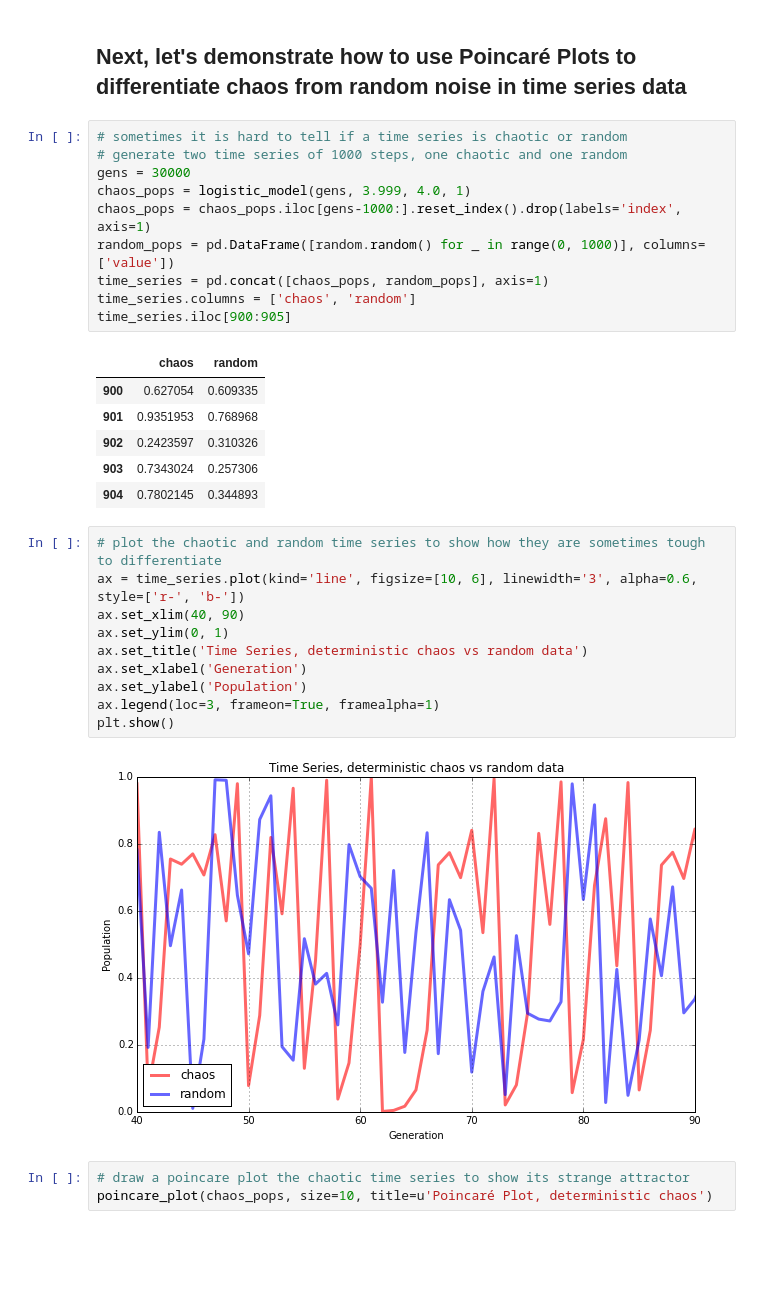
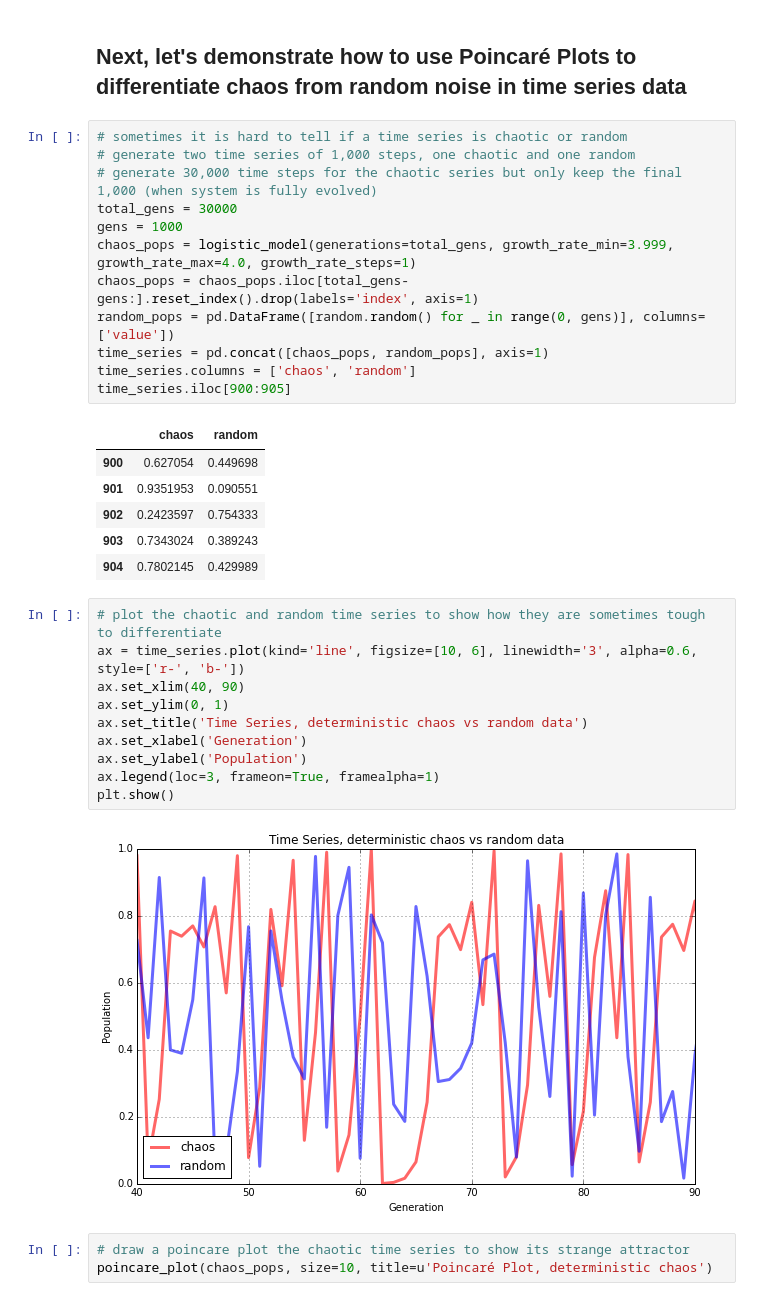
Before and after one commit to aitatanit/chaos-models, a Jupyter notebook: chaos-logistic-poincare-plots.ipynb, the cells around one changed output. Saved outputs shown, nothing was run; the diff lists cells and outputs as text; blank space fills up the shorter version.

```diff
--- a/chaos-logistic-poincare-plots.ipynb
+++ b/chaos-logistic-poincare-plots.ipynb
@@ -226,21 +290,23 @@ poincare_plot(pops, xmin=0.25, xmax=0.75, ymin=0.8, ymax=1.01, size=7,
 ## Next, let's demonstrate how to use Poincaré Plots to differentiate chaos from random noise in time series data
 # %%
 # sometimes it is hard to tell if a time series is chaotic or random
-# generate two time series of 1000 steps, one chaotic and one random
-gens = 30000
-chaos_pops = logistic_model(gens, 3.999, 4.0, 1)
-chaos_pops = chaos_pops.iloc[gens-1000:].reset_index().drop(labels='index', axis=1)
-random_pops = pd.DataFrame([random.random() for _ in range(0, 1000)], columns=['value'])
+# generate two time series of 1,000 steps, one chaotic and one random
+# generate 30,000 time steps for the chaotic series but only keep the final 1,000 (when system is fully evolved)
+total_gens = 30000
+gens = 1000
+chaos_pops = logistic_model(generations=total_gens, growth_rate_min=3.999, growth_rate_max=4.0, growth_rate_steps=1)
+chaos_pops = chaos_pops.iloc[total_gens-gens:].reset_index().drop(labels='index', axis=1)
+random_pops = pd.DataFrame([random.random() for _ in range(0, gens)], columns=['value'])
 time_series = pd.concat([chaos_pops, random_pops], axis=1)
 time_series.columns = ['chaos', 'random']
 time_series.iloc[900:905]
 # %% [output]
 |  | chaos | random |
-| 900 | 0.627054 | 0.609335 |
-| 901 | 0.9351953 | 0.768968 |
-| 902 | 0.2423597 | 0.310326 |
-| 903 | 0.7343024 | 0.257306 |
-| 904 | 0.7802145 | 0.344893 |
+| 900 | 0.627054 | 0.449698 |
+| 901 | 0.9351953 | 0.090551 |
+| 902 | 0.2423597 | 0.754333 |
+| 903 | 0.7343024 | 0.389243 |
+| 904 | 0.7802145 | 0.429989 |
 # %%
 # plot the chaotic and random time series to show how they are sometimes tough to differentiate
 ax = time_series.plot(kind='line', figsize=[10, 6], linewidth='3', alpha=0.6, style=['r-', 'b-'])
@@ -252,7 +318,7 @@ ax.set_ylabel('Population')
 ax.legend(loc=3, frameon=True, framealpha=1)
 plt.show()
 # %% [output]
-[figure, old version]
+[figure, new version]
 # %%
 # draw a poincare plot the chaotic time series to show its strange attractor
 poincare_plot(chaos_pops, size=10, title=u'Poincaré Plot, deterministic chaos')
```
Also changed, not shown: parts of 18 cells of this notebook, 7 other files.
